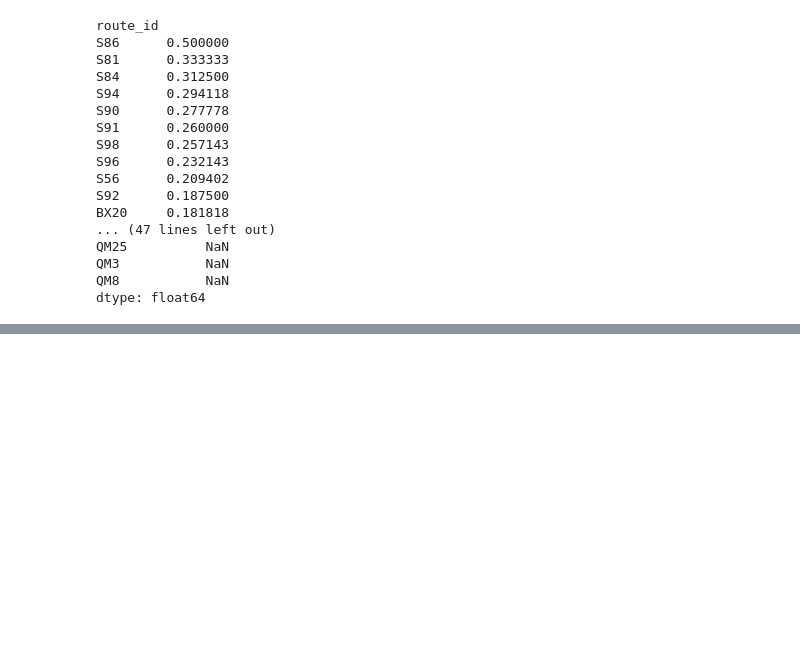
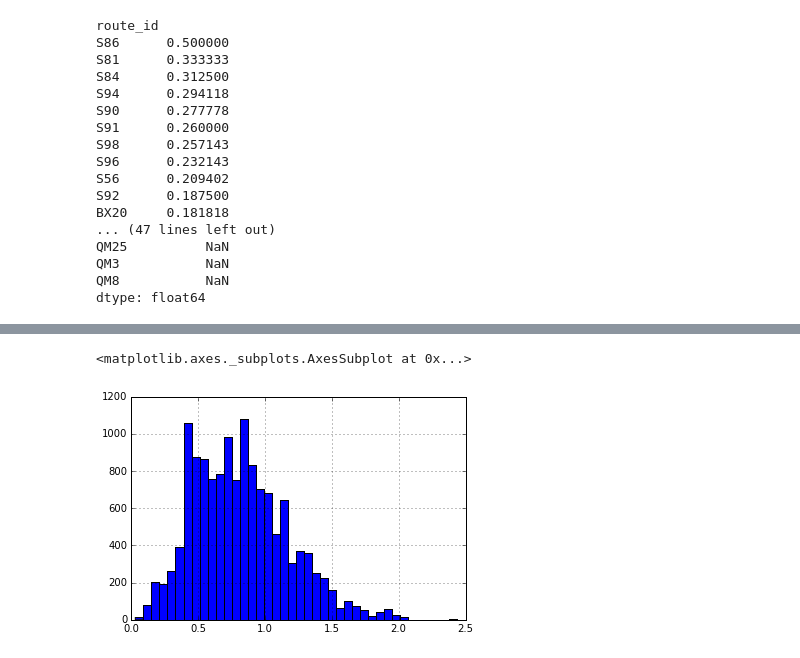
Before and after one commit to sarangof/Bus-Capstone, a Jupyter notebook: trip_data_coverage_demo2.ipynb, the cells around one changed output, grey strips where cells are left out. Saved outputs shown, nothing was run; the diff lists cells and outputs as text; code cells hidden in the pictures; blank space fills up the shorter version.

```diff
--- a/trip_data_coverage_demo2.ipynb
+++ b/trip_data_coverage_demo2.ipynb
@@ -150,0 +144,6 @@ dtype: float64
+# %%
+# check distribution of length of missing trips
+pd.Series(stop_hour.loc[unmatched].groupby(level=0).max() - stop_hour.loc[unmatched].groupby(level=0).min()).hist(bins=40)
+# %% [output]
+<matplotlib.axes._subplots.AxesSubplot at 0x...>
+[figure, added]
```
Also changed, not shown: parts of 23 cells of this notebook, 2 other files.
